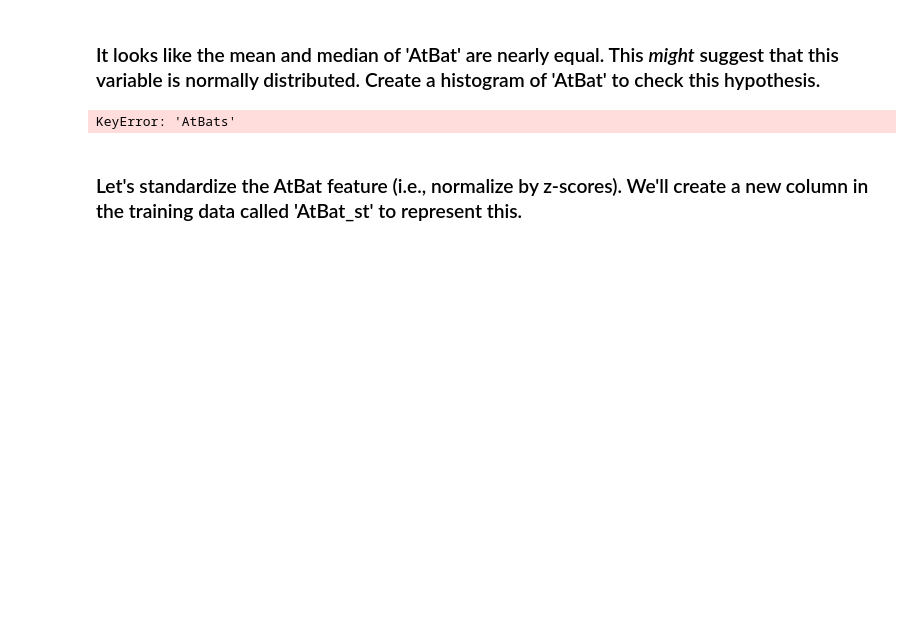
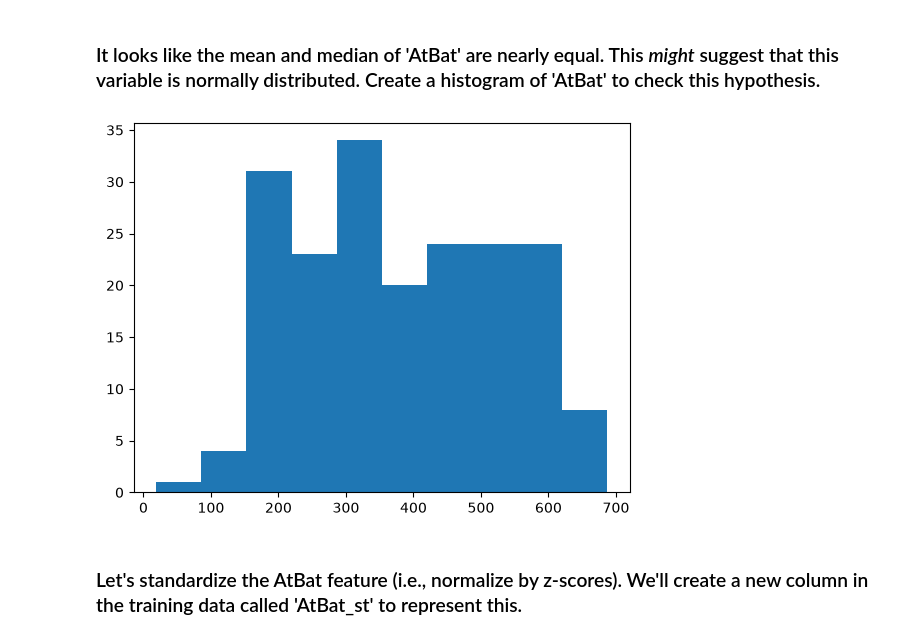
Before and after one commit to andalitta/code_2600, a Jupyter notebook: mod03_eda.ipynb, the cells around one changed output. Cells and saved outputs as stored; diff of their text form; code cells hidden in the pictures; blank space fills up the shorter version.

```diff
--- a/mod03_eda.ipynb
+++ b/mod03_eda.ipynb
@@ -105,10 +105,10 @@ Train.describe()
 # %% [markdown]
 ### It looks like the mean and median of 'AtBat' are nearly equal. This _might_ suggest that this variable is normally distributed. Create a histogram of 'AtBat' to check this hypothesis.
 # %%
-#fillin
-plt.hist(Train['AtBat'])
+AtBat_hist = plt.hist(Train['AtBat'])
+plt.show()
 # %% [output]
-KeyError: 'AtBats'
+[figure, added]
 # %% [markdown]
 ### Let's standardize the AtBat feature (i.e., normalize by z-scores). We'll create a new column in the training data called 'AtBat_st' to represent this.
 # %%
```
Also changed, not shown: parts of 5 cells of this notebook.
